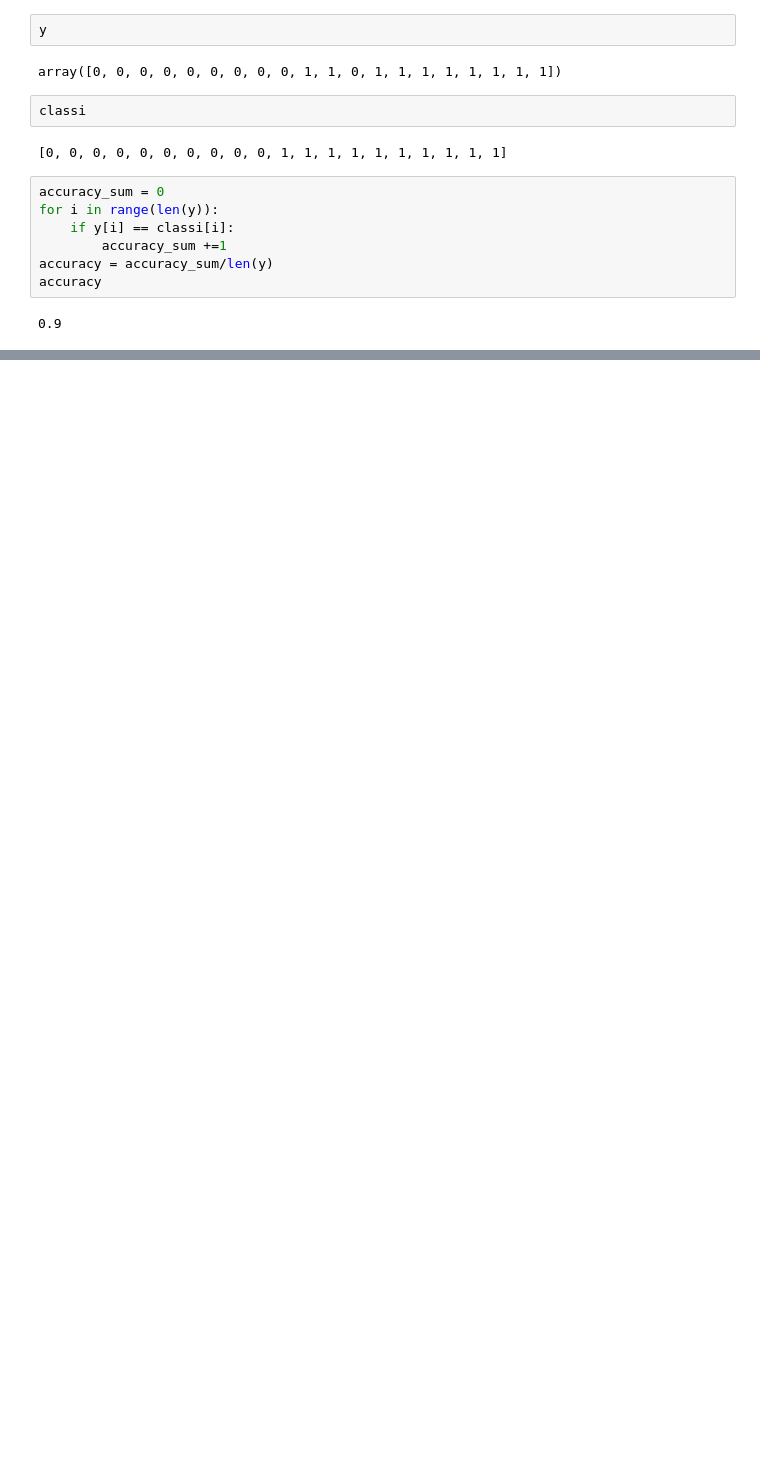
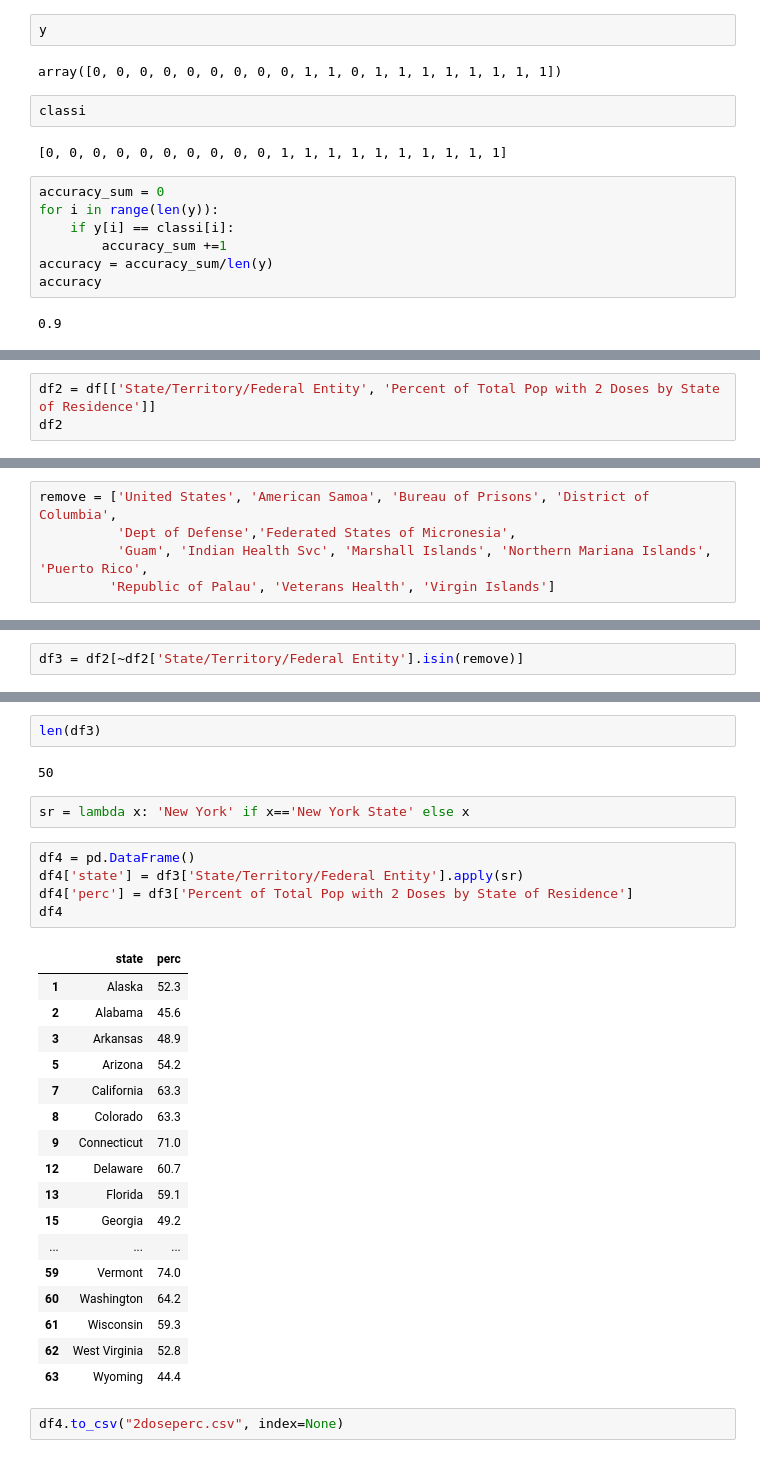
Before and after one commit to rahuldave/Workshops, a Jupyter notebook: Untitled.ipynb, the cells around one changed output, grey strips where cells are left out. Cells and saved outputs as stored; diff of their text form; blank space fills up the shorter version.

```diff
--- a/Untitled.ipynb
+++ b/Untitled.ipynb
@@ -157,0 +270,3 @@ accuracy
+# %%
+df2 = df[['State/Territory/Federal Entity', 'Percent of Total Pop with 2 Doses by State of Residence']]
+df2
@@ -157,0 +307,5 @@ accuracy
+# %%
+remove = ['United States', 'American Samoa', 'Bureau of Prisons', 'District of Columbia',
+          'Dept of Defense','Federated States of Micronesia',
+          'Guam', 'Indian Health Svc', 'Marshall Islands', 'Northern Mariana Islands', 'Puerto Rico',
+         'Republic of Palau', 'Veterans Health', 'Virgin Islands']
@@ -157,0 +332,2 @@ accuracy
+# %%
+df3 = df2[~df2['State/Territory/Federal Entity'].isin(remove)]
@@ -157,0 +343,31 @@ accuracy
+# %%
+len(df3)
+# %% [output]
+50
+# %%
+sr = lambda x: 'New York' if x=='New York State' else x
+# %%
+df4 = pd.DataFrame()
+df4['state'] = df3['State/Territory/Federal Entity'].apply(sr)
+df4['perc'] = df3['Percent of Total Pop with 2 Doses by State of Residence']
+df4
+# %% [output]
+|  | state | perc |
+| 1 | Alaska | 52.3 |
+| 2 | Alabama | 45.6 |
+| 3 | Arkansas | 48.9 |
+| 5 | Arizona | 54.2 |
+| 7 | California | 63.3 |
+| 8 | Colorado | 63.3 |
+| 9 | Connecticut | 71.0 |
+| 12 | Delaware | 60.7 |
+| 13 | Florida | 59.1 |
+| 15 | Georgia | 49.2 |
+| ... | ... | ... |
+| 59 | Vermont | 74.0 |
+| 60 | Washington | 64.2 |
+| 61 | Wisconsin | 59.3 |
+| 62 | West Virginia | 52.8 |
+| 63 | Wyoming | 44.4 |
+# %%
+df4.to_csv("2doseperc.csv", index=None)
```
Also changed, not shown: parts of 21 cells of this notebook, 3 other files.
